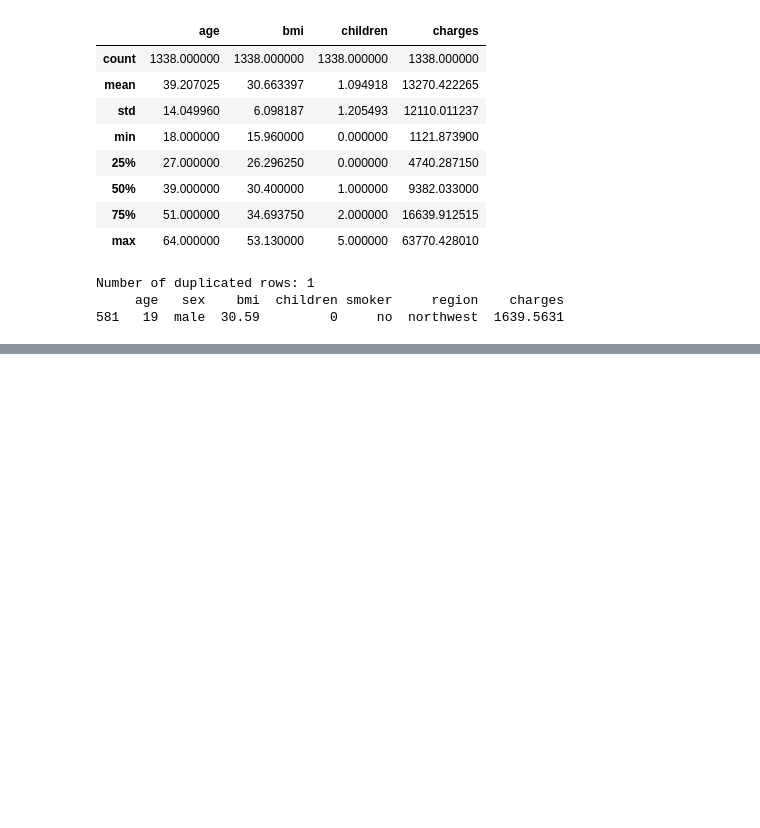
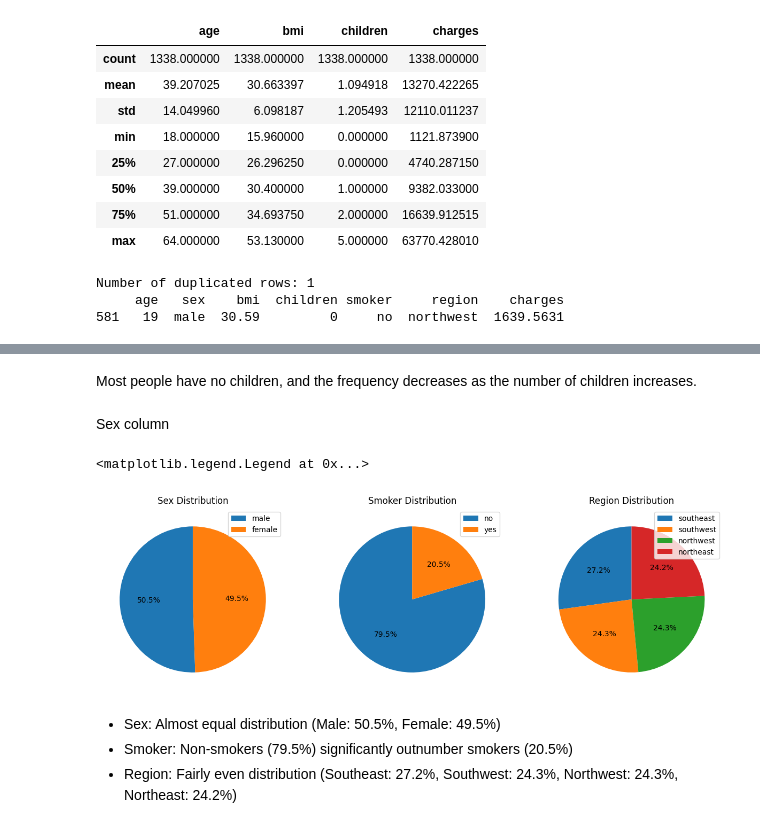
Before and after one commit to LinaSeongyeonSon/Medical-Insurance-Cost-Prediction, a Jupyter notebook: Medical_Insurance_Cost_Prediction.ipynb, the cells around one changed output, grey strips where cells are left out. Cells and saved outputs as stored; diff of their text form; code cells hidden in the pictures; blank space fills up the shorter version.

```diff
--- a/Medical_Insurance_Cost_Prediction.ipynb
+++ b/Medical_Insurance_Cost_Prediction.ipynb
@@ -101,0 +191,30 @@ Number of duplicated rows: 1
+# %% [markdown]
+Most people have no children, and the frequency decreases as the number of children increases.
+# %% [markdown]
+Sex column
+# %%
+# Pie Chart
+
+fig, axes = plt.subplots(1, 3, figsize=(15, 10))
+
+# Sex
+axes[0].pie((df['sex']).value_counts(), autopct = '%1.1f%%', startangle = 90)
+axes[0].set_title('Sex Distribution')
+axes[0].legend(labels = df['sex'].value_counts().index, loc = "upper right")
+
+# Smoker
+axes[1].pie((df['smoker']).value_counts(), autopct = '%1.1f%%', startangle = 90)
+axes[1].set_title('Smoker Distribution')
+axes[1].legend(labels = df['smoker'].value_counts().index, loc = "upper right")
+
+# Region
+axes[2].pie((df['region']).value_counts(), autopct = '%1.1f%%', startangle = 90)
+axes[2].set_title('Region Distribution')
+axes[2].legend(labels = df['region'].value_counts().index, loc = "upper right")
+# %% [output]
+<matplotlib.legend.Legend at 0x...>
+[figure, added]
+# %% [markdown]
+* Sex: Almost equal distribution (Male: 50.5%, Female: 49.5%)
+* Smoker: Non-smokers (79.5%) significantly outnumber smokers (20.5%)
+* Region: Fairly even distribution (Southeast: 27.2%, Southwest: 24.3%, Northwest: 24.3%, Northeast: 24.2%)
```
Also changed, not shown: parts of 35 cells of this notebook.
